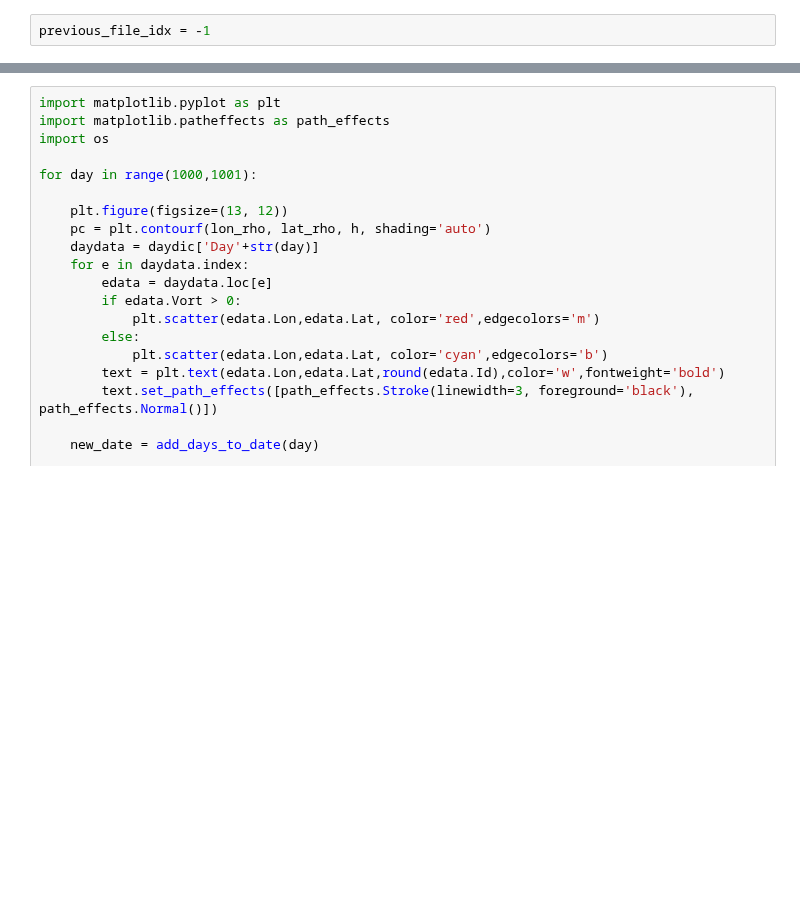
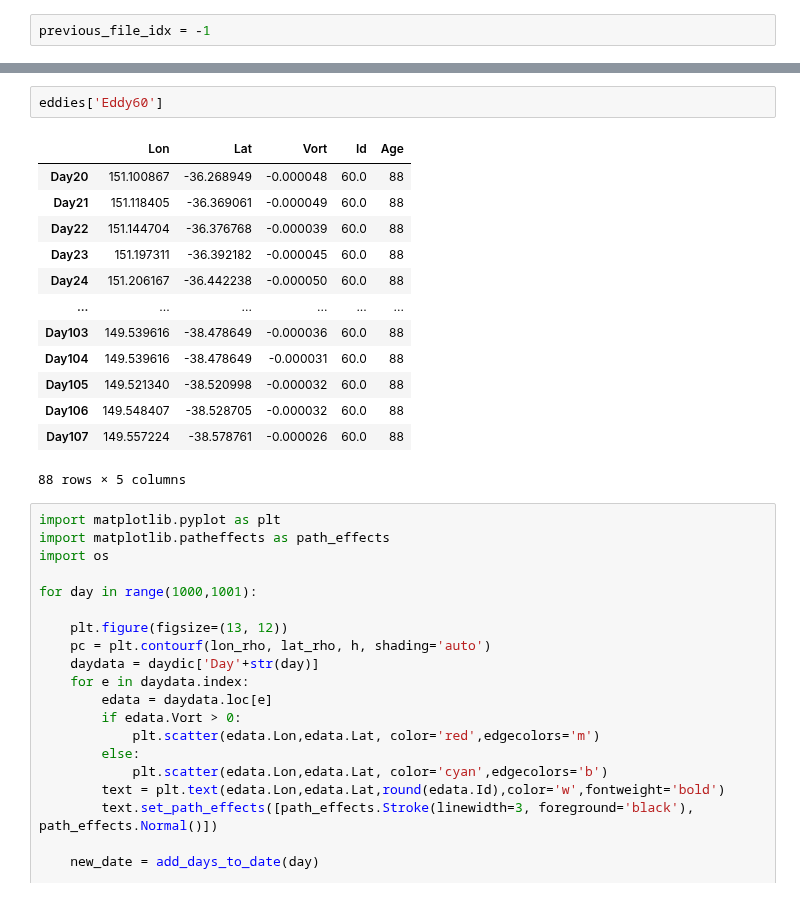
Before and after one commit to regdowse/UNSW-MRes, a Jupyter notebook: MRes/Climatology/Climatology_DayPlot.ipynb, the cells around one changed output, grey strips where cells are left out. Cells and saved outputs as stored; diff of their text form; blank space fills up the shorter version.

```diff
--- a/MRes/Climatology/Climatology_DayPlot.ipynb
+++ b/MRes/Climatology/Climatology_DayPlot.ipynb
@@ -97,3 +97,19 @@ plt.show()
+# %%
+eddies['Eddy60']
+# %% [output]
+|  | Lon | Lat | Vort | Id | Age |
+| Day20 | 151.100867 | -36.268949 | -0.000048 | 60.0 | 88 |
+| Day21 | 151.118405 | -36.369061 | -0.000049 | 60.0 | 88 |
+| Day22 | 151.144704 | -36.376768 | -0.000039 | 60.0 | 88 |
+| Day23 | 151.197311 | -36.392182 | -0.000045 | 60.0 | 88 |
+| Day24 | 151.206167 | -36.442238 | -0.000050 | 60.0 | 88 |
+| ... | ... | ... | ... | ... | ... |
+| Day103 | 149.539616 | -38.478649 | -0.000036 | 60.0 | 88 |
+| Day104 | 149.539616 | -38.478649 | -0.000031 | 60.0 | 88 |
+| Day105 | 149.521340 | -38.520998 | -0.000032 | 60.0 | 88 |
+| Day106 | 149.548407 | -38.528705 | -0.000032 | 60.0 | 88 |
+| Day107 | 149.557224 | -38.578761 | -0.000026 | 60.0 | 88 |
+88 rows × 5 columns
 # %%
 import matplotlib.pyplot as plt
 import matplotlib.patheffects as path_effects
```
Also changed, not shown: parts of 1 cell of this notebook.
